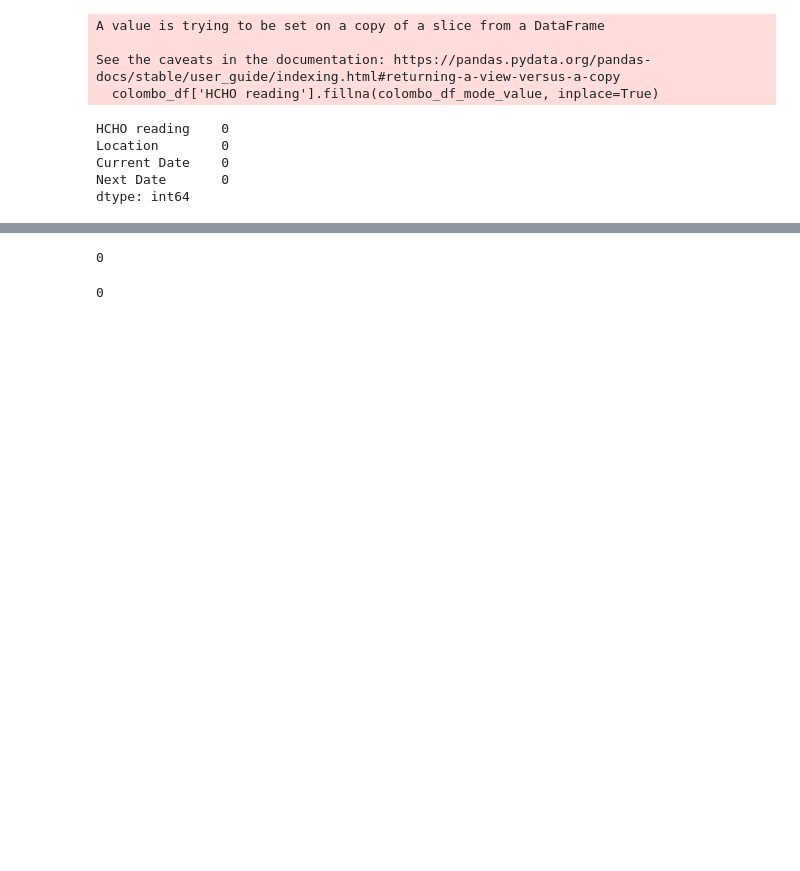
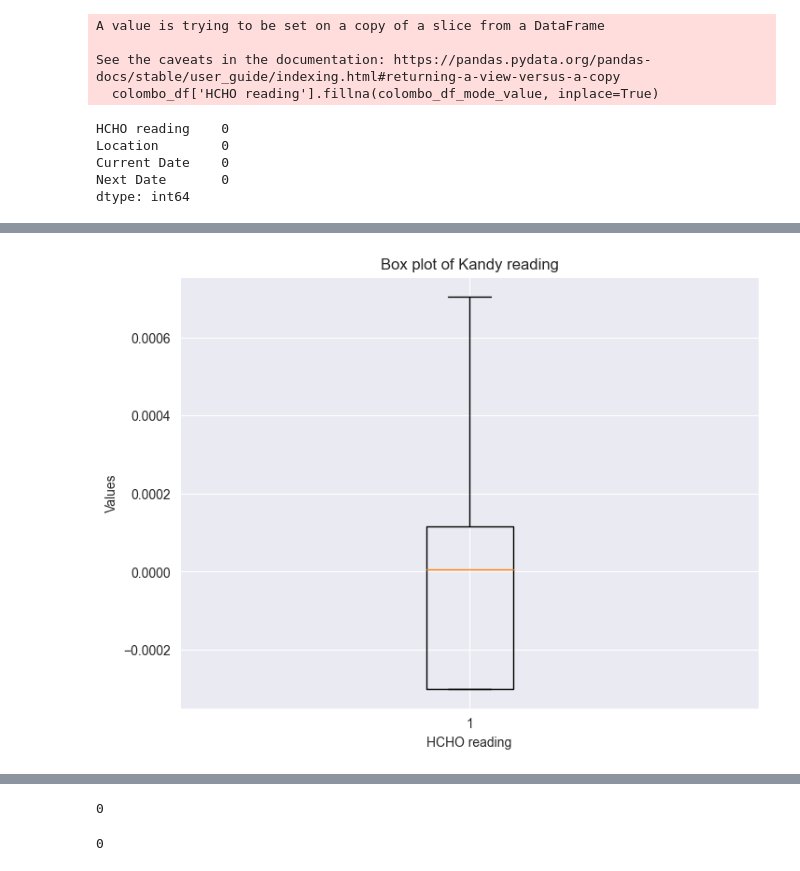
Before and after one commit to VanujaDesilva/Analyzing-HCHO-Gas-Levels-in-Sri-Lanka, a Jupyter notebook: DataPreProcessing.ipynb, the cells around one changed output, grey strips where cells are left out. Drawn from its saved outputs; the diff is of its cells as text; code cells hidden in the pictures; blank space fills up the shorter version.

```diff
--- a/DataPreProcessing.ipynb
+++ b/DataPreProcessing.ipynb
@@ -32,3 +55,8 @@ data
 # %%
 colombo_df = data[data['Location'] == "Colombo Proper"]
-colombo_df
+jaffna_df = data[data['Location'] == "Jaffna Proper"]
+deniyaya_df = data[data['Location'] == "Deniyaya, Matara"]
+nuwaraEliya_df = data[data['Location'] == "Nuwara Eliya Proper"]
+kandy_df = data[data['Location'] == "Kandy Proper"]
+bibile_df = data[data['Location'] == "Bibile, Monaragala"]
+kurunegala_df = data[data['Location'] == "Kurunegala Proper"]
@@ -73,0 +232,3 @@ dtype: int64
+# %%
+kandy_mode_value = kandy_df['HCHO reading'].mode()[0]
+kandy_df['HCHO reading'].fillna(kandy_mode_value, inplace=True)
@@ -84,0 +354,9 @@ plt.show()
+# %%
+plt.figure(figsize=(8, 6))
+plt.boxplot(kandy_df['HCHO reading'])
+plt.title('Box plot of Kandy reading')
+plt.xlabel('HCHO reading')
+plt.ylabel('Values')
+plt.show()
+# %% [output]
+[figure, added]
```
Also changed, not shown: parts of 43 cells of this notebook.
